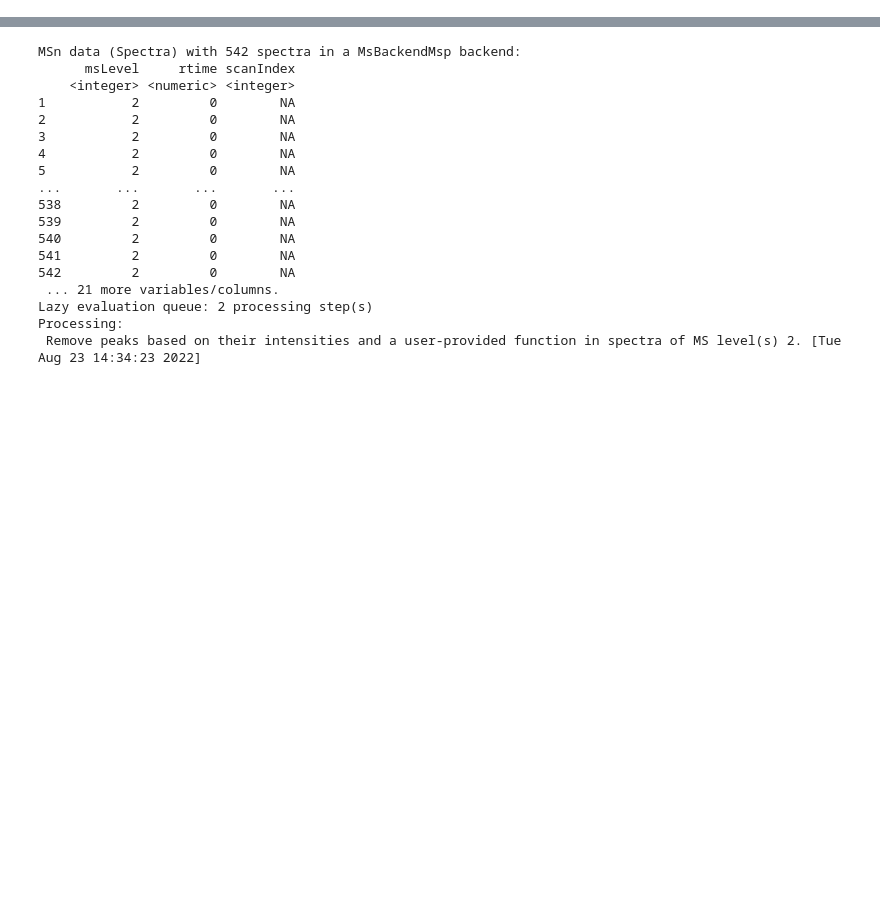
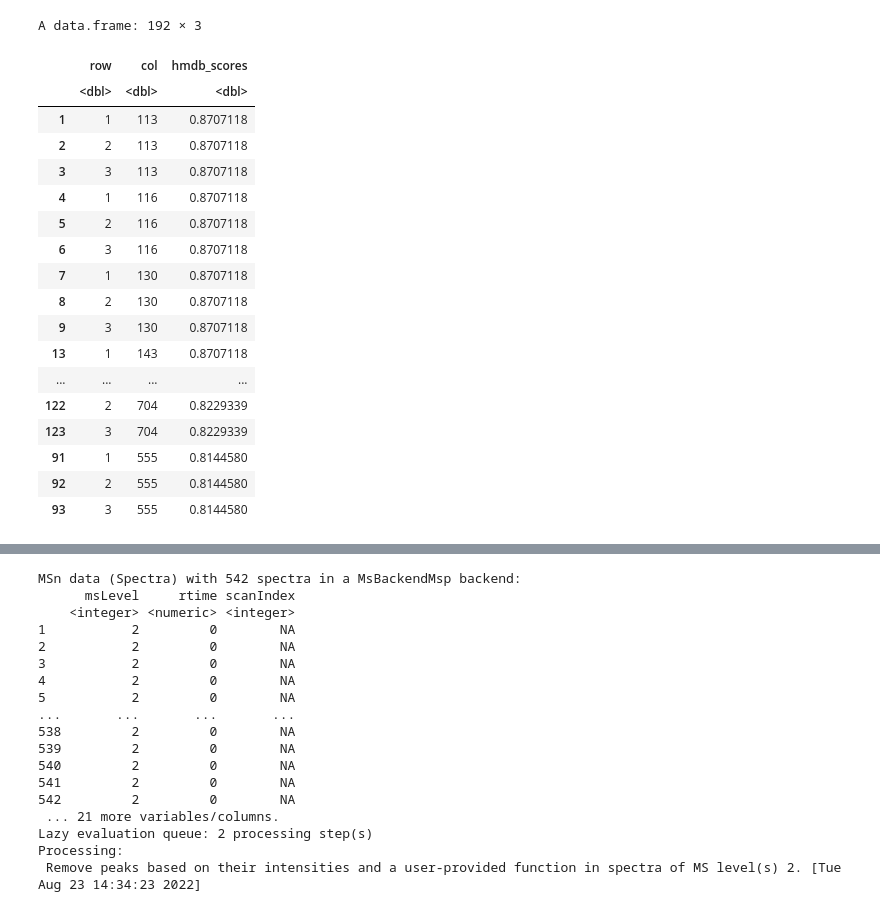
Before and after one commit to zmahnoor14/MAW-Benchmark, a Jupyter notebook: MAW-R_file_6M285R540ID286.ipynb, the cells around one changed output, grey strips where cells are left out. Drawn from its saved outputs; the diff is of its cells as text; code cells hidden in the pictures; blank space fills up the shorter version.

```diff
--- a/MAW-R_file_6M285R540ID286.ipynb
+++ b/MAW-R_file_6M285R540ID286.ipynb
@@ -100,3 +176,25 @@ hmdb_res <- data.frame(hmdb_res)
 # sort in descending order
 ordered_hmdb_res <- hmdb_res[order(-hmdb_res[,"hmdb_scores"]),]
 df_ord_hmdb_res <- data.frame(ordered_hmdb_res)
+# %%
+df_ord_hmdb_res
+# %% [output]
+A data.frame: 192 × 3
+|  | row | col | hmdb_scores |
+|  | <dbl> | <dbl> | <dbl> |
+| 1 | 1 | 113 | 0.8707118 |
+| 2 | 2 | 113 | 0.8707118 |
+| 3 | 3 | 113 | 0.8707118 |
+| 4 | 1 | 116 | 0.8707118 |
+| 5 | 2 | 116 | 0.8707118 |
+| 6 | 3 | 116 | 0.8707118 |
+| 7 | 1 | 130 | 0.8707118 |
+| 8 | 2 | 130 | 0.8707118 |
+| 9 | 3 | 130 | 0.8707118 |
+| 13 | 1 | 143 | 0.8707118 |
+| ... | ... | ... | ... |
+| 122 | 2 | 704 | 0.8229339 |
+| 123 | 3 | 704 | 0.8229339 |
+| 91 | 1 | 555 | 0.8144580 |
+| 92 | 2 | 555 | 0.8144580 |
+| 93 | 3 | 555 | 0.8144580 |
```
Also changed, not shown: parts of 14 cells of this notebook, 19 other files.
